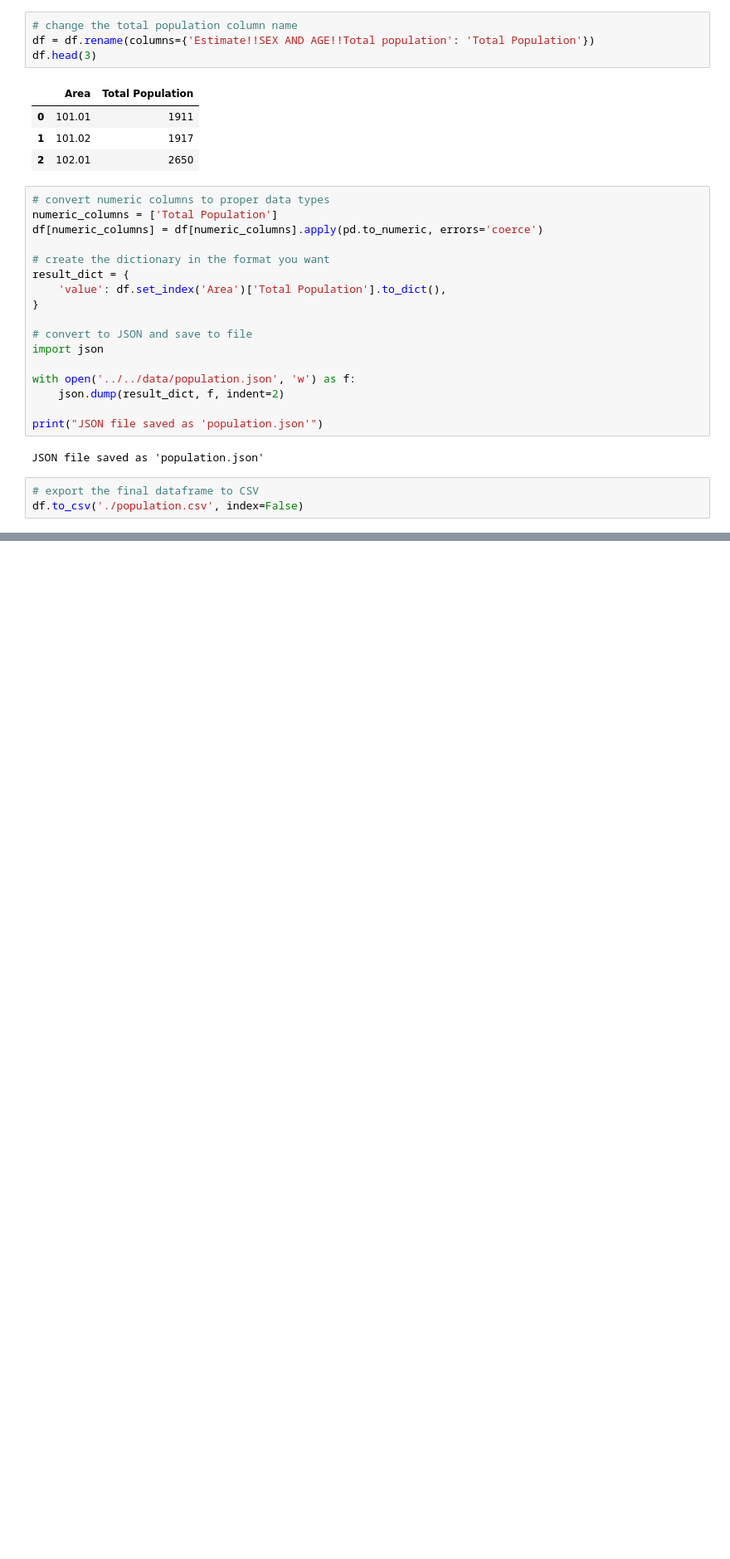
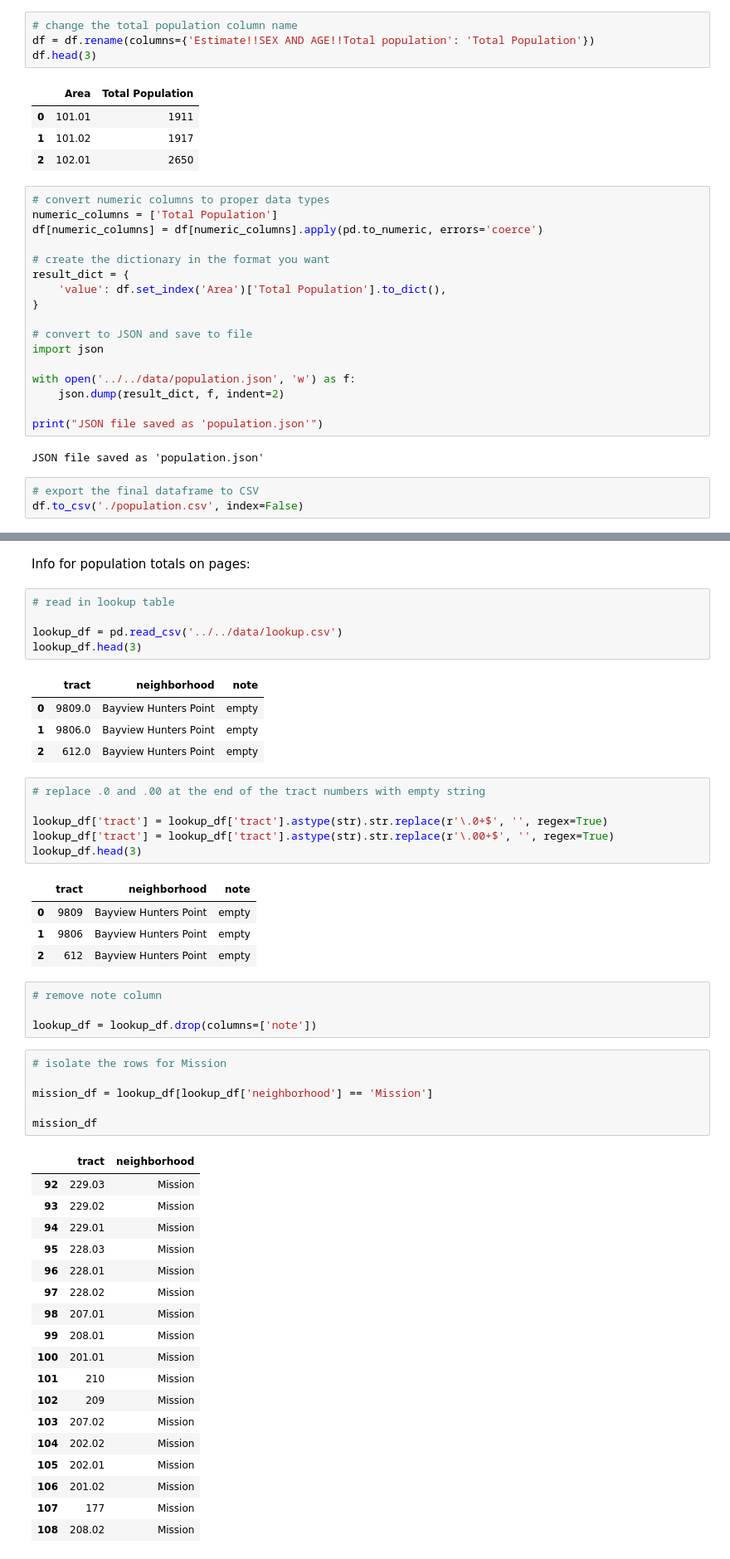
Before and after one commit to MissionLocal/2026-neighborhood-maps, a Jupyter notebook: docs/bayview-data/analysis/population/population-2024.ipynb, the cells around one changed output, grey strips where cells are left out. Shown at 83% size. Drawn from its saved outputs; the diff is of its cells as text; blank space fills up the shorter version.

```diff
--- a/docs/bayview-data/analysis/population/population-2024.ipynb
+++ b/docs/bayview-data/analysis/population/population-2024.ipynb
@@ -132,0 +158,52 @@ df.to_csv('./population.csv', index=False)
+# %% [markdown]
+Info for population totals on pages:
+# %%
+# read in lookup table
+
+lookup_df = pd.read_csv('../../data/lookup.csv')
+lookup_df.head(3)
+# %% [output]
+|  | tract | neighborhood | note |
+| 0 | 9809.0 | Bayview Hunters Point | empty |
+| 1 | 9806.0 | Bayview Hunters Point | empty |
+| 2 | 612.0 | Bayview Hunters Point | empty |
+# %%
+# replace .0 and .00 at the end of the tract numbers with empty string
+
+lookup_df['tract'] = lookup_df['tract'].astype(str).str.replace(r'\.0+$', '', regex=True)
+lookup_df['tract'] = lookup_df['tract'].astype(str).str.replace(r'\.00+$', '', regex=True)
+lookup_df.head(3)
+# %% [output]
+|  | tract | neighborhood | note |
+| 0 | 9809 | Bayview Hunters Point | empty |
+| 1 | 9806 | Bayview Hunters Point | empty |
+| 2 | 612 | Bayview Hunters Point | empty |
+# %%
+# remove note column
+
+lookup_df = lookup_df.drop(columns=['note'])
+# %%
+# isolate the rows for Mission
+
+mission_df = lookup_df[lookup_df['neighborhood'] == 'Mission']
+
+mission_df
+# %% [output]
+|  | tract | neighborhood |
+| 92 | 229.03 | Mission |
+| 93 | 229.02 | Mission |
+| 94 | 229.01 | Mission |
+| 95 | 228.03 | Mission |
+| 96 | 228.01 | Mission |
+| 97 | 228.02 | Mission |
+| 98 | 207.01 | Mission |
+| 99 | 208.01 | Mission |
+| 100 | 201.01 | Mission |
+| 101 | 210 | Mission |
+| 102 | 209 | Mission |
+| 103 | 207.02 | Mission |
+| 104 | 202.02 | Mission |
+| 105 | 202.01 | Mission |
+| 106 | 201.02 | Mission |
+| 107 | 177 | Mission |
+| 108 | 208.02 | Mission |
```
Also changed, not shown: parts of 21 cells of this notebook.
